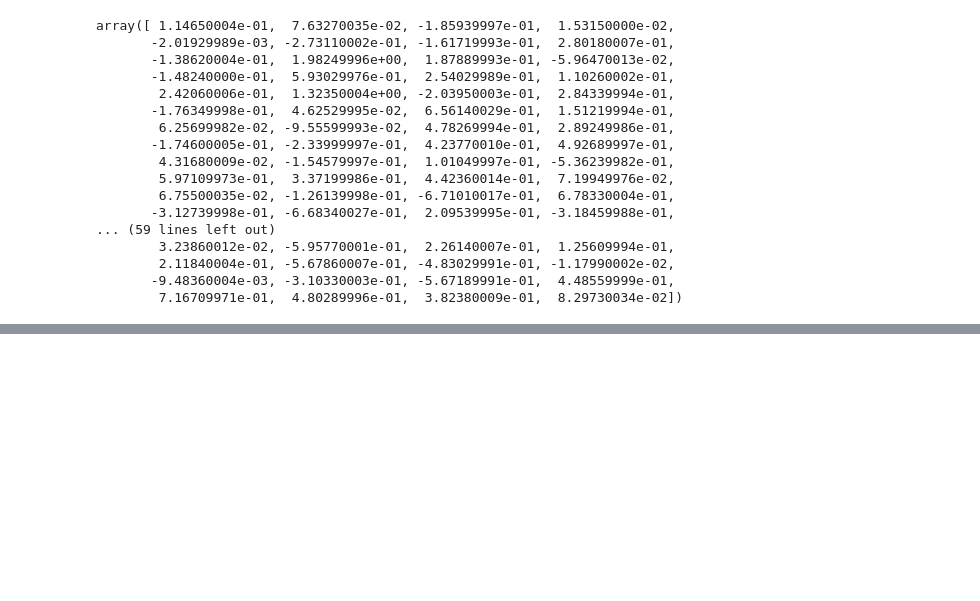
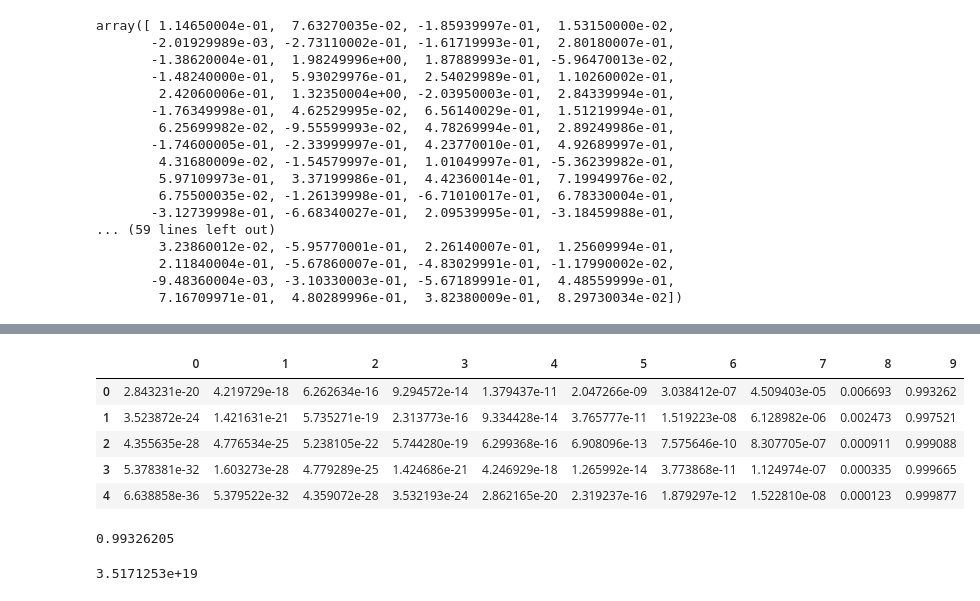
Before and after one commit to mshaikh2/ChestXRay, a Jupyter notebook: notebooks/Untitled1.ipynb, the cells around one changed output, grey strips where cells are left out. Saved outputs shown, nothing was run; the diff lists cells and outputs as text; code cells hidden in the pictures; blank space fills up the shorter version.

```diff
--- a/notebooks/Untitled1.ipynb
+++ b/notebooks/Untitled1.ipynb
@@ -217,0 +312,18 @@ df_emb.to_pickle('../../dataset/descriptions/visual_genome_initial_emb_mat.p')
+# %%
+s = tf.keras.backend.softmax(g,axis=-1)
+pd.DataFrame(s.eval(session=tf.Session()))
+# %% [output]
+|  | 0 | 1 | 2 | 3 | 4 | 5 | 6 | 7 | 8 | 9 |
+| 0 | 2.843231e-20 | 4.219729e-18 | 6.262634e-16 | 9.294572e-14 | 1.379437e-11 | 2.047266e-09 | 3.038412e-07 | 4.509403e-05 | 0.006693 | 0.993262 |
+| 1 | 3.523872e-24 | 1.421631e-21 | 5.735271e-19 | 2.313773e-16 | 9.334428e-14 | 3.765777e-11 | 1.519223e-08 | 6.128982e-06 | 0.002473 | 0.997521 |
+| 2 | 4.355635e-28 | 4.776534e-25 | 5.238105e-22 | 5.744280e-19 | 6.299368e-16 | 6.908096e-13 | 7.575646e-10 | 8.307705e-07 | 0.000911 | 0.999088 |
+| 3 | 5.378381e-32 | 1.603273e-28 | 4.779289e-25 | 1.424686e-21 | 4.246929e-18 | 1.265992e-14 | 3.773868e-11 | 1.124974e-07 | 0.000335 | 0.999665 |
+| 4 | 6.638858e-36 | 5.379522e-32 | 4.359072e-28 | 3.532193e-24 | 2.862165e-20 | 2.319237e-16 | 1.879297e-12 | 1.522810e-08 | 0.000123 | 0.999877 |
+# %%
+np.exp(g[0][-1])/np.sum(np.exp(g[0]))
+# %% [output]
+0.99326205
+# %%
+np.sum(np.exp(g[0]))
+# %% [output]
+3.5171253e+19
```
Also changed, not shown: parts of 4 cells of this notebook, 2 other files.
